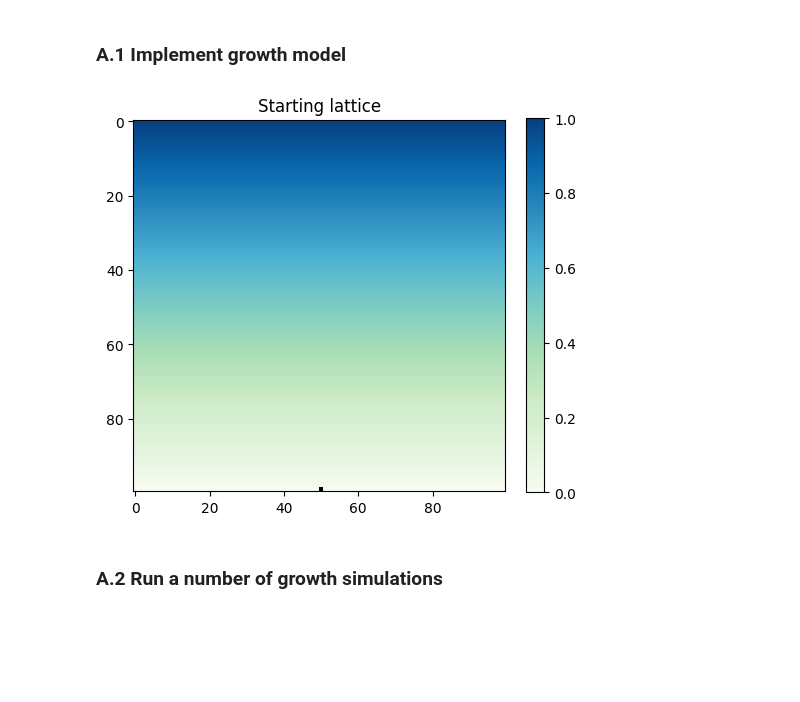
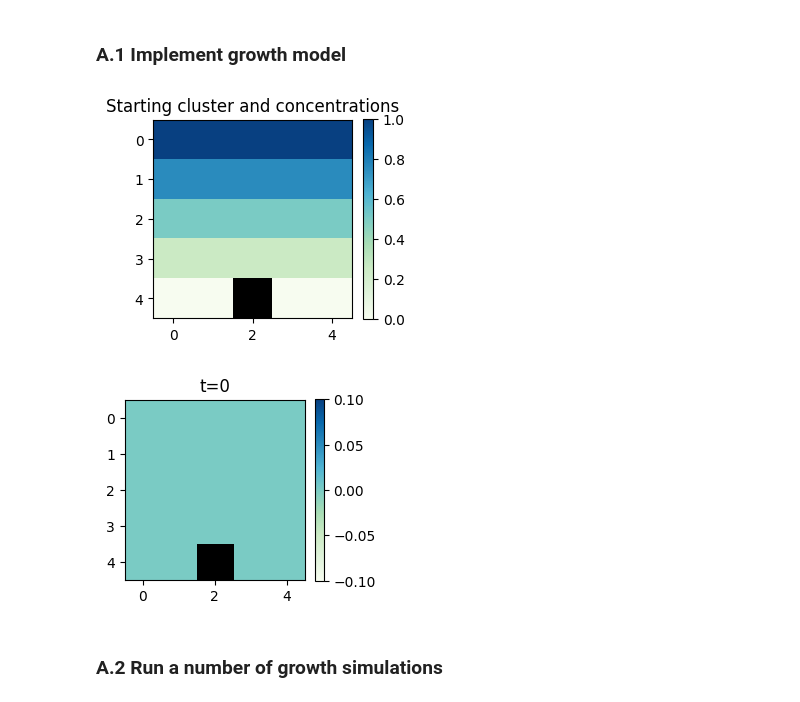
Before and after one commit to NitaiNijholt/ScientificComputing, a Jupyter notebook: assignment2.ipynb, the cells around one changed output. Cells and saved outputs as stored; diff of their text form; code cells hidden in the pictures; blank space fills up the shorter version.

```diff
--- a/assignment2.ipynb
+++ b/assignment2.ipynb
@@ -15,9 +21,14 @@ import matplotlib.pyplot as plt
 ### A.1 Implement growth model
 # %%
 # Global parameters
-N = 100
-STEPS = 50
-SHOW_DEBUG = True # True
+N = 5
+ETA = 1
+STEPS = 10
+CONCENTRATION_SOLVING_THRESHOLD = 0.001 # For concentration solving
+
+# Flags
+SHOW_STARTING_CONDITIONS = True
+SAVE_CLUSTER_EVOLUTION = True
 # %%
 # Innitialization
 # of concentrations, cluster and candidate growth probabilities
@@ -35,23 +46,24 @@ cluster[N-1,int(N/2)] = 1
 # %%
 # Plotting of starting conditions
 # Colorbar settings based on:
 # https://stackoverflow.com/questions/37719304/python-imshow-set-certain-value-to-defined-color
 
-if SHOW_DEBUG:
+if SHOW_STARTING_CONDITIONS:
     # Combine concentrations and cluster for showing
     lattice = concentrations + cluster
     masked_array = np.ma.masked_where(cluster == 1, lattice)
 
     # Select the colormap and the color for the exception values
     cmap = matplotlib.cm.GnBu
     cmap.set_bad(color='black')
 
     # Plot the total lattice
-    plt.figure(figsize=(5,5))
+    # For exporting this to report, we should add dpi=400
+    plt.figure(figsize=(3,3))
     plt.imshow(masked_array, cmap=cmap)
-    plt.title('Starting lattice')
+    plt.title('Starting cluster and concentrations')
     plt.colorbar(fraction=0.0455, pad=0.05)
     plt.tight_layout()
     plt.show()
 # %% [output]
-[figure, old version]
+[figure, new version]
@@ -65,3 +227,7 @@ if SHOW_DEBUG:
+# %%
+save_animation(total_clusters,total_concentrations, interval=250,name='animation.mp4')
+# %% [output]
+[figure, added]
 # %% [markdown]
 ### A.2 Run a number of growth simulations
 # %%
```
Also changed, not shown: parts of 8 cells of this notebook.
